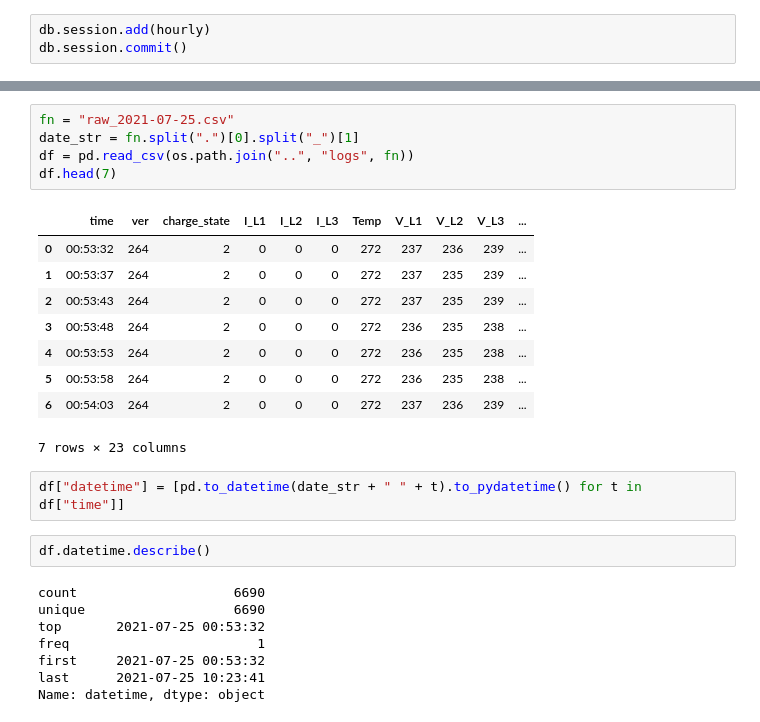
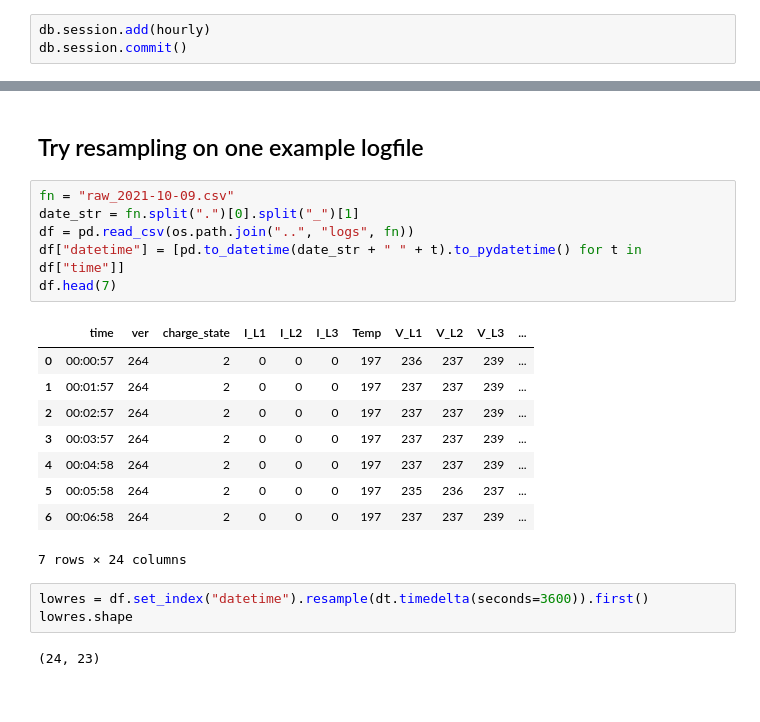
Before and after one commit to munich-ml/raspi_walli, a Jupyter notebook: database/migrate_log_data_to_db.ipynb, the cells around one changed output, grey strips where cells are left out. Cells and saved outputs as stored; diff of their text form.

```diff
--- a/database/migrate_log_data_to_db.ipynb
+++ b/database/migrate_log_data_to_db.ipynb
@@ -25,27 +49,23 @@ os.listdir(os.path.join("..", "logs"))[:4]
+# %% [markdown]
+## Try resampling on one example logfile
 # %%
-fn = "raw_2021-07-25.csv"
+fn = "raw_2021-10-09.csv"
 date_str = fn.split(".")[0].split("_")[1]
 df = pd.read_csv(os.path.join("..", "logs", fn))
+df["datetime"] = [pd.to_datetime(date_str + " " + t).to_pydatetime() for t in df["time"]]
 df.head(7)
 # %% [output]
 |  | time | ver | charge_state | I_L1 | I_L2 | I_L3 | Temp | V_L1 | V_L2 | V_L3 | ... |
-| 0 | 00:53:32 | 264 | 2 | 0 | 0 | 0 | 272 | 237 | 236 | 239 | ... |
-| 1 | 00:53:37 | 264 | 2 | 0 | 0 | 0 | 272 | 237 | 235 | 239 | ... |
-| 2 | 00:53:43 | 264 | 2 | 0 | 0 | 0 | 272 | 237 | 235 | 239 | ... |
-| 3 | 00:53:48 | 264 | 2 | 0 | 0 | 0 | 272 | 236 | 235 | 238 | ... |
-| 4 | 00:53:53 | 264 | 2 | 0 | 0 | 0 | 272 | 236 | 235 | 238 | ... |
-| 5 | 00:53:58 | 264 | 2 | 0 | 0 | 0 | 272 | 236 | 235 | 238 | ... |
-| 6 | 00:54:03 | 264 | 2 | 0 | 0 | 0 | 272 | 237 | 236 | 239 | ... |
+| 0 | 00:00:57 | 264 | 2 | 0 | 0 | 0 | 197 | 236 | 237 | 239 | ... |
+| 1 | 00:01:57 | 264 | 2 | 0 | 0 | 0 | 197 | 237 | 237 | 239 | ... |
+| 2 | 00:02:57 | 264 | 2 | 0 | 0 | 0 | 197 | 237 | 237 | 239 | ... |
+| 3 | 00:03:57 | 264 | 2 | 0 | 0 | 0 | 197 | 237 | 237 | 239 | ... |
+| 4 | 00:04:58 | 264 | 2 | 0 | 0 | 0 | 197 | 237 | 237 | 239 | ... |
+| 5 | 00:05:58 | 264 | 2 | 0 | 0 | 0 | 197 | 235 | 236 | 237 | ... |
+| 6 | 00:06:58 | 264 | 2 | 0 | 0 | 0 | 197 | 237 | 237 | 239 | ... |
-7 rows × 23 columns
+7 rows × 24 columns
-# %%
-df["datetime"] = [pd.to_datetime(date_str + " " + t).to_pydatetime() for t in df["time"]]
-# %%
-df.datetime.describe()
-# %% [output]
-count                    6690
-unique                   6690
-top       2021-07-25 00:53:32
-freq                        1
-first     2021-07-25 00:53:32
-last      2021-07-25 10:23:41
-Name: datetime, dtype: object
+# %%
+lowres = df.set_index("datetime").resample(dt.timedelta(seconds=3600)).first()
+lowres.shape
+# %% [output]
+(24, 23)
```
Also changed, not shown: parts of 19 cells of this notebook, 1 other file.
